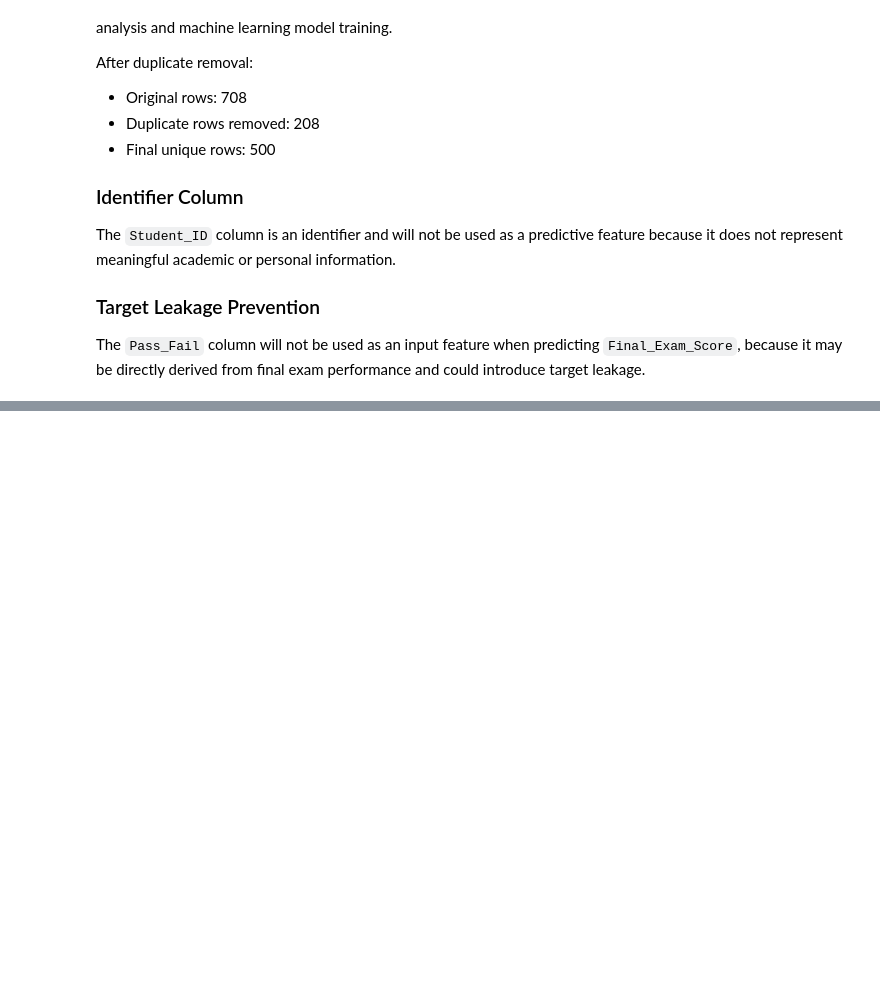
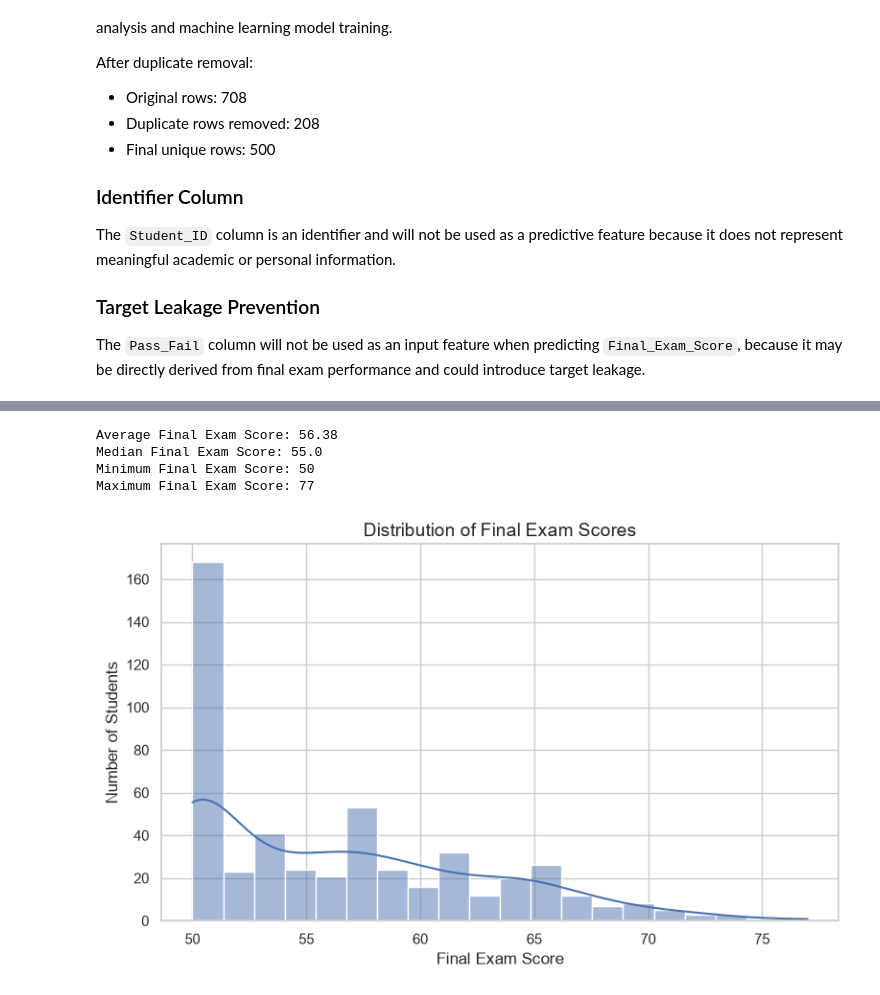
Before and after one commit to ryeshika07/student-performance-prediction, a Jupyter notebook: notebooks/student_performance_prediction.ipynb, the cells around one changed output, grey strips where cells are left out. Drawn from its saved outputs; the diff is of its cells as text; code cells hidden in the pictures; blank space fills up the shorter version.

Commit message:
Add exploratory data analysis and visualizations

```diff
--- a/notebooks/student_performance_prediction.ipynb
+++ b/notebooks/student_performance_prediction.ipynb
@@ -282,0 +323,47 @@ The `Pass_Fail` column will not be used as an input feature when predicting `Fin
+# %%
+print(
+    "Average Final Exam Score:",
+    round(df_cleaned["Final_Exam_Score"].mean(), 2)
+)
+
+print(
+    "Median Final Exam Score:",
+    df_cleaned["Final_Exam_Score"].median()
+)
+
+print(
+    "Minimum Final Exam Score:",
+    df_cleaned["Final_Exam_Score"].min()
+)
+
+print(
+    "Maximum Final Exam Score:",
+    df_cleaned["Final_Exam_Score"].max()
+)
+# %% [output]
+Average Final Exam Score: 56.38
+Median Final Exam Score: 55.0
+Minimum Final Exam Score: 50
+Maximum Final Exam Score: 77
+# %%
+plt.figure(figsize=(8, 5))
+
+sns.histplot(
+    data=df_cleaned,
+    x="Final_Exam_Score",
+    bins=20,
+    kde=True
+)
+
+plt.title(
+    "Distribution of Final Exam Scores",
+    fontsize=14
+)
+
+plt.xlabel("Final Exam Score")
+plt.ylabel("Number of Students")
+
+plt.tight_layout()
+plt.show()
+# %% [output]
+[figure, added]
```
Also changed, not shown: parts of 33 cells of this notebook.
